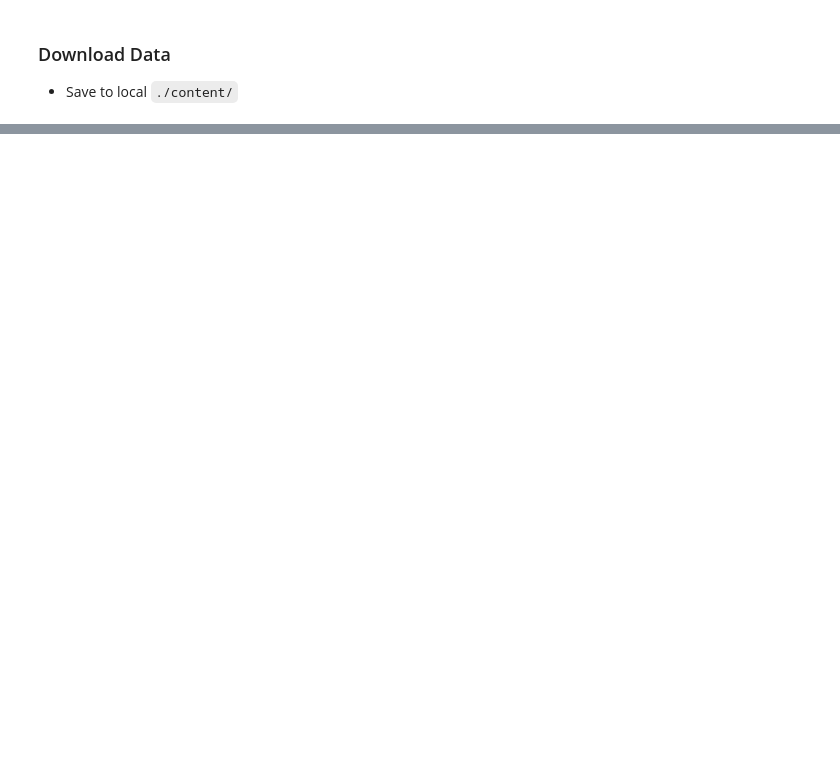
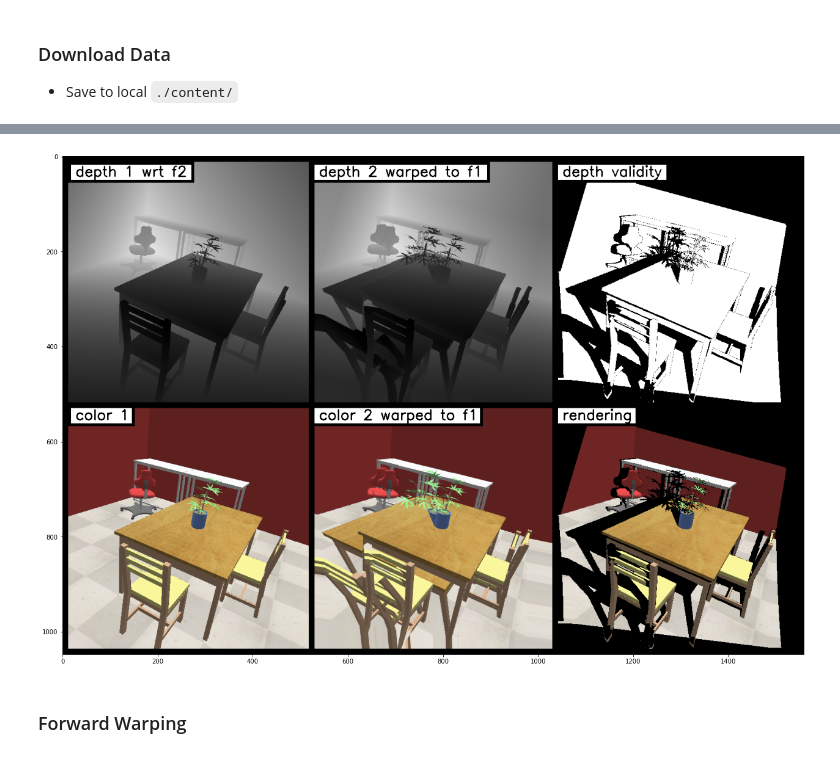
Before and after one commit to lukexyz/ivy_notebooks, a Jupyter notebook: notebooks/00_ivy_vision.ipynb, the cells around one changed output, grey strips where cells are left out. Cells and saved outputs as stored; diff of their text form; code cells hidden in the pictures; blank space fills up the shorter version.

```diff
--- a/notebooks/00_ivy_vision.ipynb
+++ b/notebooks/00_ivy_vision.ipynb
@@ -348,0 +429,22 @@ ImportError: module ivy.tensorflow not in sys.modules
+# %%
+# Inverse Warp Rendering
+warp = u_pix_coords[..., 0:2] + flow1to2
+color2_warp_to_f1 = ivy.reshape(ivy.bilinear_resample(color2, warp), color1.shape)
+# %%
+ds_pixel_coords1_wrt_f2 = ivy_vision.ds_pixel_to_ds_pixel_coords(ds_pixel_coords1, cam1to2_full_mat)
+depth1_wrt_f2 = ds_pixel_coords1_wrt_f2[..., -1:]
+depth2_warp_to_f1 = ivy.reshape(ivy.bilinear_resample(depth2, warp), depth1.shape)
+depth1_wrt_f2 = ds_pixel_coords1_wrt_f2[..., -1:]
+# %%
+# Depth validity
+depth_validity = ivy.abs(depth1_wrt_f2 - depth2_warp_to_f1) < 0.01
+# %%
+color2_warp_to_f1_masked = ivy.where(depth_validity, color2_warp_to_f1, ivy.zeros_like(color2_warp_to_f1))
+# %%
+# Show
+show_inverse_warped_images(depth1_wrt_f2, depth2_warp_to_f1, depth_validity,
+                            color1, color2_warp_to_f1, color2_warp_to_f1_masked, depth_limits)
+# %% [output]
+[figure, added]
+# %% [markdown]
+### Forward Warping
```
Also changed, not shown: parts of 25 cells of this notebook.
